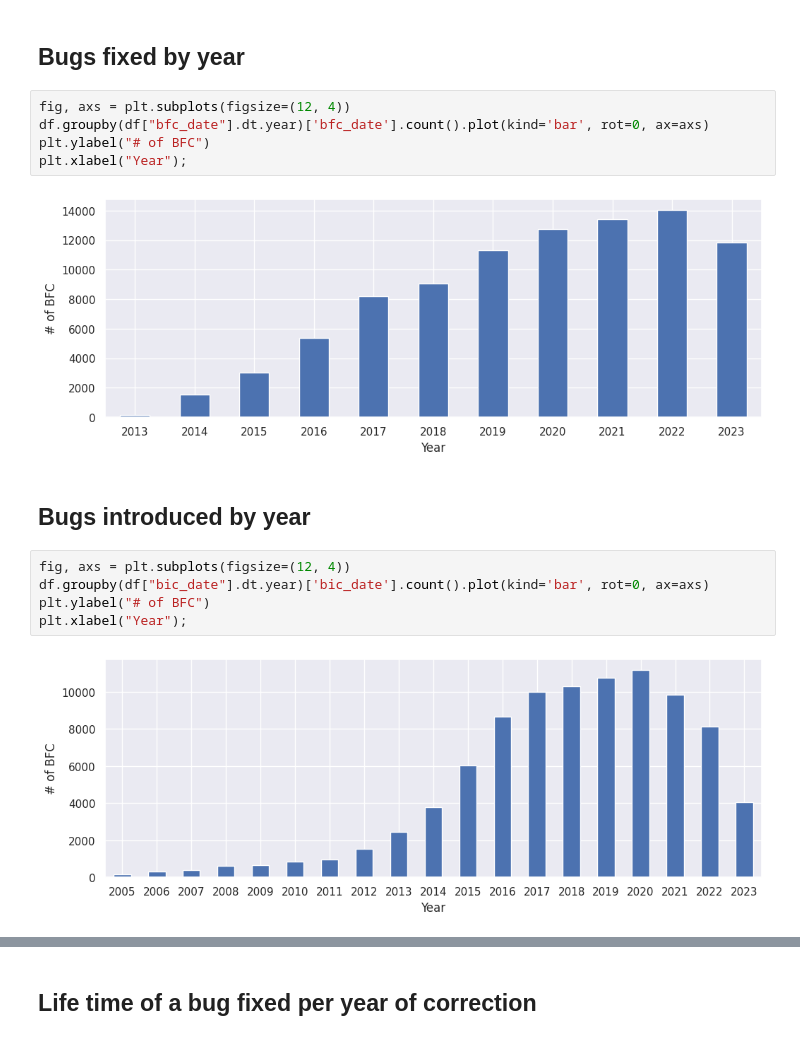
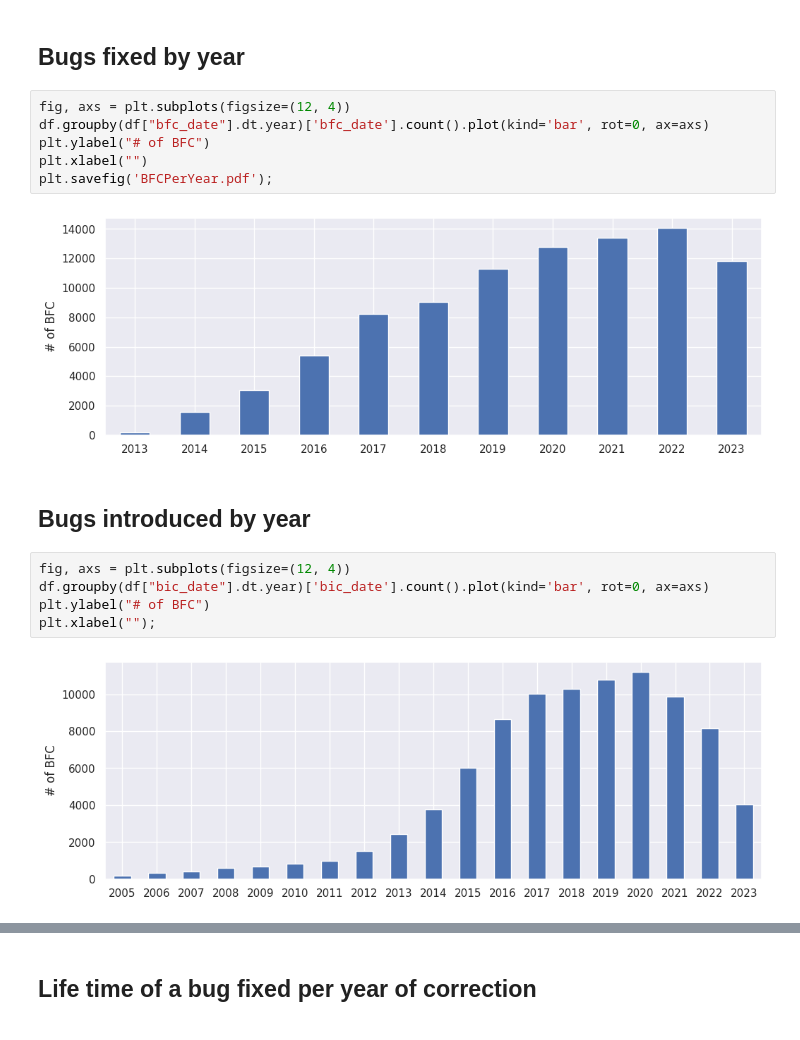
Before and after one commit to codeurjc/LinuxCommitsDataset, a Jupyter notebook: notebooks/BFC-BIC_LinksAnalysis.ipynb, the cells around one changed output, grey strips where cells are left out. Drawn from its saved outputs; the diff is of its cells as text.

```diff
--- a/notebooks/BFC-BIC_LinksAnalysis.ipynb
+++ b/notebooks/BFC-BIC_LinksAnalysis.ipynb
@@ -79,16 +80,17 @@ plt.show()
 # %%
 fig, axs = plt.subplots(figsize=(12, 4))
 df.groupby(df["bfc_date"].dt.year)['bfc_date'].count().plot(kind='bar', rot=0, ax=axs)
 plt.ylabel("# of BFC")
-plt.xlabel("Year");
+plt.xlabel("")
+plt.savefig('BFCPerYear.pdf');
 # %% [output]
-[figure, old version]
+[figure, new version]
 # %% [markdown]
 ## Bugs introduced by year
 # %%
 fig, axs = plt.subplots(figsize=(12, 4))
 df.groupby(df["bic_date"].dt.year)['bic_date'].count().plot(kind='bar', rot=0, ax=axs)
 plt.ylabel("# of BFC")
-plt.xlabel("Year");
+plt.xlabel("");
 # %% [output]
-[figure, old version]
+[figure, new version]
```
Also changed, not shown: parts of 15 cells of this notebook, 4 other files.
